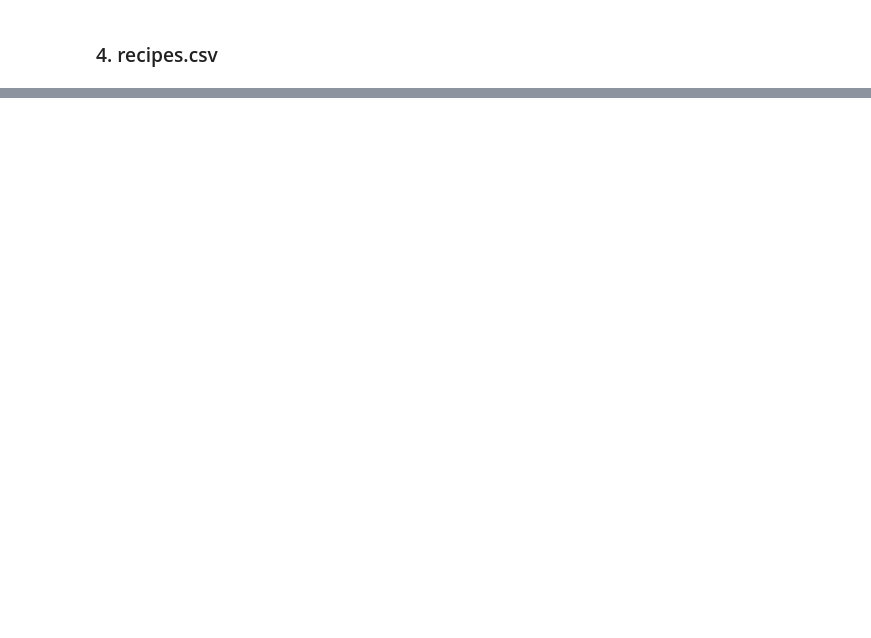
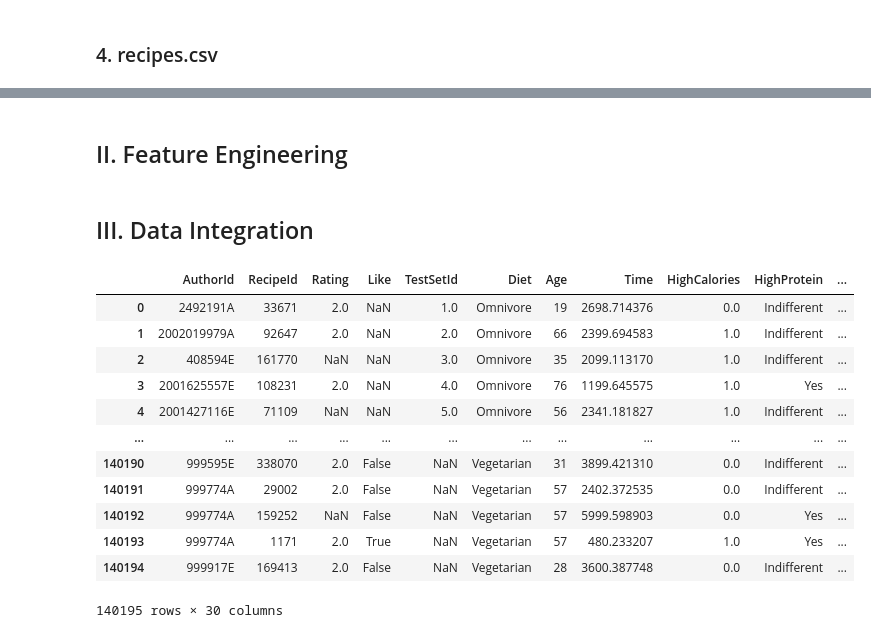
Before and after one commit to marcolutz00/AC-Cup, a Jupyter notebook: solution-1.0/solution.ipynb, the cells around one changed output, grey strips where cells are left out. Drawn from its saved outputs; the diff is of its cells as text; code cells hidden in the pictures; blank space fills up the shorter version.

```diff
--- a/solution-1.0/solution.ipynb
+++ b/solution-1.0/solution.ipynb
@@ -436,0 +424,39 @@ MSE Mean Squred Error:  0.17727668508287292
+# %% [markdown]
+## II. Feature Engineering
+# %% [markdown]
+## III. Data Integration
+# %%
+# Laden der Datensätze
+diet_df = pd.read_csv("../aufgabe/training_dataset/diet.csv")
+recipes_df = pd.read_csv("../aufgabe/training_dataset/recipes.csv")
+requests_df = pd.read_csv("../aufgabe/training_dataset/requests.csv")
+reviews_df = pd.read_csv("../aufgabe/training_dataset/reviews.csv")
+
+# Anzeigen der ersten Reihen jedes Dataframes, um ihre Struktur zu verstehen
+diet_df.head(), recipes_df.head(), requests_df.head(), reviews_df.head()
+
+# Verbinden von reviews_df mit diet_df über AuthorId
+combined_df1 = pd.merge(reviews_df, diet_df, on='AuthorId', how='left')
+
+# Verbinden von combined_df1 mit requests_df über AuthorId und RecipeId
+combined_df2 = pd.merge(combined_df1, requests_df, on=['AuthorId', 'RecipeId'], how='left')
+
+# Verbinden von combined_df2 mit recipes_df über RecipeId
+final_combined_df = pd.merge(combined_df2, recipes_df, on='RecipeId', how='left')
+
+# Anzeigen der ersten Reihen des endgültigen integrierten Datensatzes
+final_combined_df
+# %% [output]
+|  | AuthorId | RecipeId | Rating | Like | TestSetId | Diet | Age | Time | HighCalories | HighProtein | ... |
+| 0 | 2492191A | 33671 | 2.0 | NaN | 1.0 | Omnivore | 19 | 2698.714376 | 0.0 | Indifferent | ... |
+| 1 | 2002019979A | 92647 | 2.0 | NaN | 2.0 | Omnivore | 66 | 2399.694583 | 1.0 | Indifferent | ... |
+| 2 | 408594E | 161770 | NaN | NaN | 3.0 | Omnivore | 35 | 2099.113170 | 1.0 | Indifferent | ... |
+| 3 | 2001625557E | 108231 | 2.0 | NaN | 4.0 | Omnivore | 76 | 1199.645575 | 1.0 | Yes | ... |
+| 4 | 2001427116E | 71109 | NaN | NaN | 5.0 | Omnivore | 56 | 2341.181827 | 1.0 | Indifferent | ... |
+| ... | ... | ... | ... | ... | ... | ... | ... | ... | ... | ... | ... |
+| 140190 | 999595E | 338070 | 2.0 | False | NaN | Vegetarian | 31 | 3899.421310 | 0.0 | Indifferent | ... |
+| 140191 | 999774A | 29002 | 2.0 | False | NaN | Vegetarian | 57 | 2402.372535 | 0.0 | Indifferent | ... |
+| 140192 | 999774A | 159252 | NaN | False | NaN | Vegetarian | 57 | 5999.598903 | 0.0 | Yes | ... |
+| 140193 | 999774A | 1171 | 2.0 | True | NaN | Vegetarian | 57 | 480.233207 | 1.0 | Yes | ... |
+| 140194 | 999917E | 169413 | 2.0 | False | NaN | Vegetarian | 28 | 3600.387748 | 0.0 | Indifferent | ... |
+140195 rows × 30 columns
```
Also changed, not shown: parts of 3 cells of this notebook, 2 other files.
